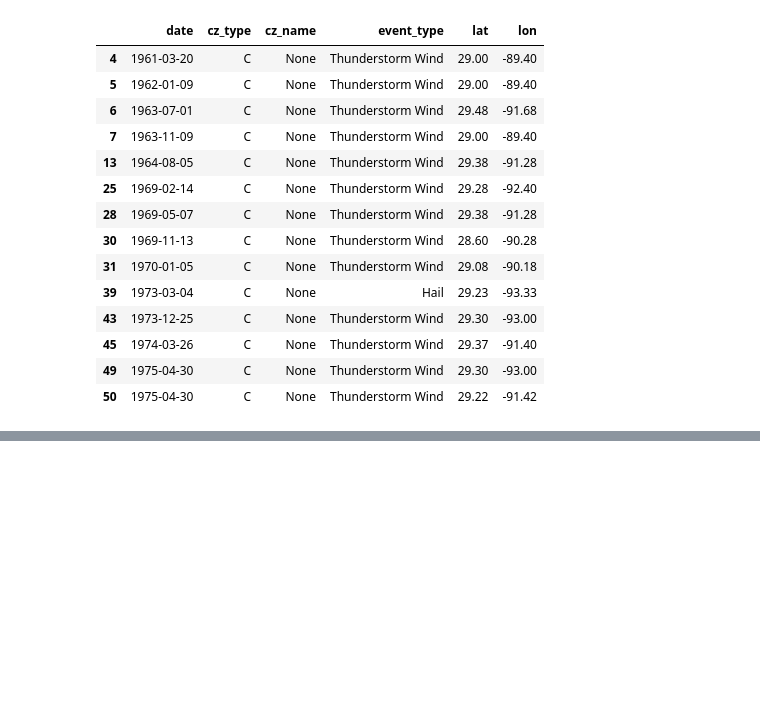
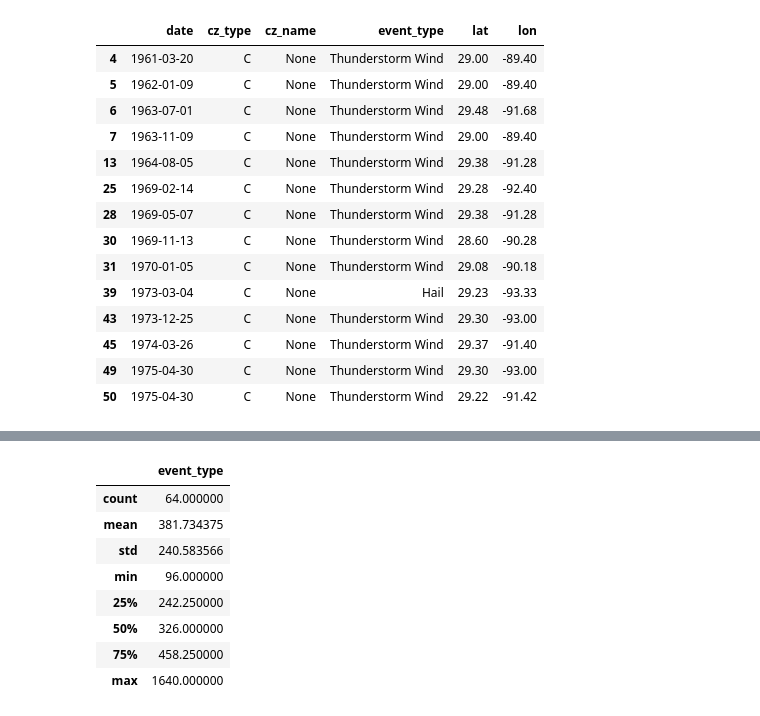
Before and after one commit to jennyrhee/flood-events, a Jupyter notebook: notebooks/data_wrangling.ipynb, the cells around one changed output, grey strips where cells are left out. Cells and saved outputs as stored; diff of their text form; code cells hidden in the pictures; blank space fills up the shorter version.

```diff
--- a/notebooks/data_wrangling.ipynb
+++ b/notebooks/data_wrangling.ipynb
@@ -91,10 +91,6 @@ df = df.drop('yearmonth', axis=1)
 df['year'] = df.year.astype(int)
 df['month'] = df.month.astype(int)
 
-cols = df.columns.tolist()
-cols = cols[-2:] + cols[:-2]
-df = df[cols]
-
 # Convert separate year, month, day columns into datetime
 df['date'] = pd.to_datetime(df.year*10000 + df.month*100 + df.day, format='%Y%m%d')
 df = df.drop(['year', 'month', 'day'], axis=1)
@@ -454,3 +439,10 @@ df.head()
 | 2 | 1959-09-21 | Bienville | Thunderstorm Wind | 22013 |
 | 3 | 1960-05-06 | Jefferson | Thunderstorm Wind | 22051 |
 | 4 | 1964-02-24 | Lafourche | Thunderstorm Wind | 22057 |
+# %%
+test = df[['date', 'fips', 'event_type']]
+test.index = test.date
+test = test.drop('date', axis=1)
+# %%
+test2 = test.groupby('fips').count()
+test2.head()
@@ -456,0 +457,12 @@ df.head()
+# %%
+test2.describe()
+# %% [output]
+|  | event_type |
+| count | 64.000000 |
+| mean | 381.734375 |
+| std | 240.583566 |
+| min | 96.000000 |
+| 25% | 242.250000 |
+| 50% | 326.000000 |
+| 75% | 458.250000 |
+| max | 1640.000000 |
```
Also changed, not shown: parts of 7 cells of this notebook.
